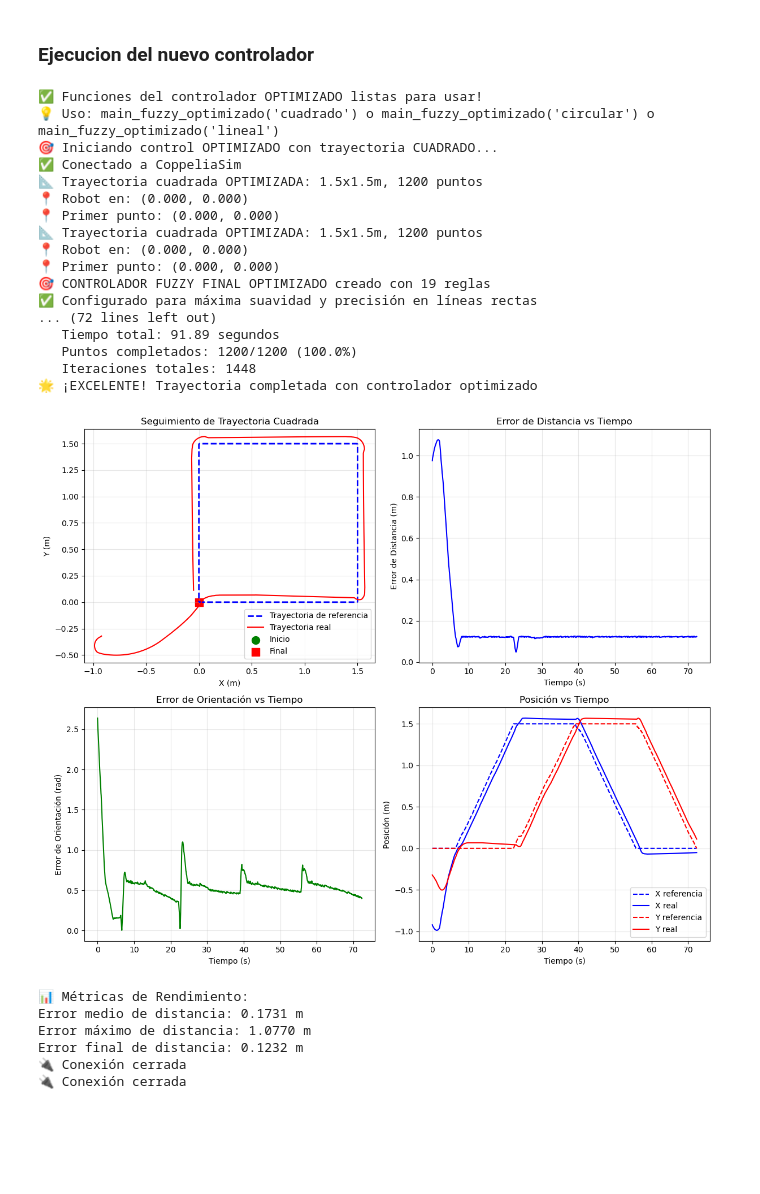
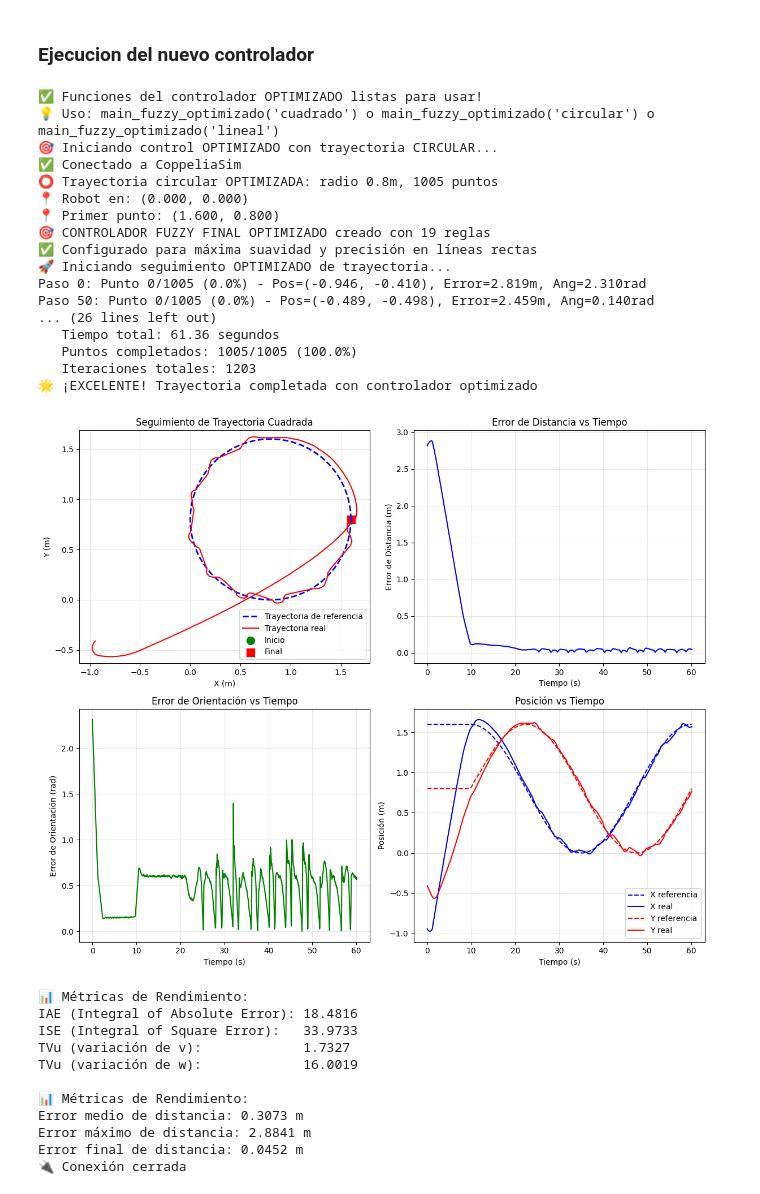
Before and after one commit to Luchardiles/Prueba-3, a Jupyter notebook: fuzzyCatedra-3-v2.ipynb, the cells around one changed output. Saved outputs shown, nothing was run; the diff lists cells and outputs as text; code cells hidden in the pictures; blank space fills up the shorter version.

```diff
--- a/fuzzyCatedra-3-v2.ipynb
+++ b/fuzzyCatedra-3-v2.ipynb
@@ -180,7 +183,7 @@ def normalize_angle(angle):
 # %% [markdown]
 ### Funcion para ver los graficos
 # %%
-def plot_results(trajectory_data, xref, yref):
+def plot_results(trajectory_data, xref, yref, dt=0.05):
     """Genera gráficos de análisis del seguimiento"""
 
     fig, ((ax1, ax2), (ax3, ax4)) = plt.subplots(2, 2, figsize=(12, 10))
@@ -224,6 +227,29 @@ def plot_results(trajectory_data, xref, yref):
 
     plt.tight_layout()
     plt.show()
+        # === MÉTRICAS DE RENDIMIENTO ===
+    error = np.array(trajectory_data['error_distance'])
+    u_v = np.array(trajectory_data.get('v_command', []))
+    u_w = np.array(trajectory_data.get('w_command', []))
+
+    IAE = np.sum(np.abs(error)) * dt
+    ISE = np.sum(error**2) * dt
+
+    if len(u_v) > 1:
+        TVu_v = np.sum(np.abs(np.diff(u_v)))
+    else:
+        TVu_v = 0.0
+
+    if len(u_w) > 1:
+        TVu_w = np.sum(np.abs(np.diff(u_w)))
+    else:
+        TVu_w = 0.0
+
+    print("\n📊 Métricas de Rendimiento:")
+    print(f"IAE (Integral of Absolute Error): {IAE:.4f}")
+    print(f"ISE (Integral of Square Error):   {ISE:.4f}")
+    print(f"TVu (variación de v):             {TVu_v:.4f}")
+    print(f"TVu (variación de w):             {TVu_w:.4f}")
 
     # Calcular métricas de rendimiento
     error_medio = np.mean(trajectory_data['error_distance'])
@@ -1177,7 +505,9 @@ def fuzzy_trajectory_following_optimized(client_id, robot, left_motor, right_mot
         'x_ref': [],
         'y_ref': [],
         'error_distance': [],
-        'error_orientation': []
+        'error_orientation': [],
+        'v_command' : [],
+        'w_command' : [],
     }
 
     dt = 0.05  # Tiempo de muestreo optimizado
@@ -1283,6 +613,9 @@ def fuzzy_trajectory_following_optimized(client_id, robot, left_motor, right_mot
         trajectory_data['y_ref'].append(y_target)
         trajectory_data['error_distance'].append(distance_error)
         trajectory_data['error_orientation'].append(abs(orientation_error))
+        trajectory_data['v_command'].append(velocity_command)
+        trajectory_data['w_command'].append(angular_velocity_command)
+
 
         # Información de depuración cada 50 iteraciones
         if iteration % 50 == 0:
@@ -1368,54 +701,60 @@ def main_fuzzy_optimizado(tipo='cuadrado', **params):
         # Ejecutar seguimiento OPTIMIZADO
         trajectory_data = fuzzy_trajectory_following_optimized(client_id, robot, left_motor, right_motor, xref, yref)
 
+
         # Análisis gráfico
         plot_results(trajectory_data, xref, yref)
 
         return trajectory_data
 
     except Exception as e:
         print(f"❌ Error: {e}")
         import traceback
         traceback.print_exc()
         return None
 
     finally:
         try:
             sim.simxStopSimulation(client_id, sim.simx_opmode_blocking)
             time.sleep(1)
             sim.simxFinish(client_id)
             print("🔌 Conexión cerrada")
         except:
             pass
 
 print("✅ Funciones del controlador OPTIMIZADO listas para usar!")
 print("💡 Uso: main_fuzzy_optimizado('cuadrado') o main_fuzzy_optimizado('circular') o main_fuzzy_optimizado('lineal')")
-main_fuzzy_optimizado('cuadrado')
+main_fuzzy_optimizado('circular')
 # %% [output]
 ✅ Funciones del controlador OPTIMIZADO listas para usar!
 💡 Uso: main_fuzzy_optimizado('cuadrado') o main_fuzzy_optimizado('circular') o main_fuzzy_optimizado('lineal')
-🎯 Iniciando control OPTIMIZADO con trayectoria CUADRADO...
+🎯 Iniciando control OPTIMIZADO con trayectoria CIRCULAR...
 ✅ Conectado a CoppeliaSim
-📐 Trayectoria cuadrada OPTIMIZADA: 1.5x1.5m, 1200 puntos
+⭕ Trayectoria circular OPTIMIZADA: radio 0.8m, 1005 puntos
 📍 Robot en: (0.000, 0.000)
-📍 Primer punto: (0.000, 0.000)
-📐 Trayectoria cuadrada OPTIMIZADA: 1.5x1.5m, 1200 puntos
-📍 Robot en: (0.000, 0.000)
-📍 Primer punto: (0.000, 0.000)
+📍 Primer punto: (1.600, 0.800)
 🎯 CONTROLADOR FUZZY FINAL OPTIMIZADO creado con 19 reglas
 ✅ Configurado para máxima suavidad y precisión en líneas rectas
-... (72 lines left out)
-   Tiempo total: 91.89 segundos
-   Puntos completados: 1200/1200 (100.0%)
-   Iteraciones totales: 1448
+🚀 Iniciando seguimiento OPTIMIZADO de trayectoria...
+Paso 0: Punto 0/1005 (0.0%) - Pos=(-0.946, -0.410), Error=2.819m, Ang=2.310rad
+Paso 50: Punto 0/1005 (0.0%) - Pos=(-0.489, -0.498), Error=2.459m, Ang=0.140rad
+... (26 lines left out)
+   Tiempo total: 61.36 segundos
+   Puntos completados: 1005/1005 (100.0%)
+   Iteraciones totales: 1203
 🌟 ¡EXCELENTE! Trayectoria completada con controlador optimizado
-[figure, old version]
+[figure, new version]
 📊 Métricas de Rendimiento:
-Error medio de distancia: 0.1731 m
-Error máximo de distancia: 1.0770 m
-Error final de distancia: 0.1232 m
+IAE (Integral of Absolute Error): 18.4816
+ISE (Integral of Square Error):   33.9733
+TVu (variación de v):             1.7327
+TVu (variación de w):             16.0019
+
+📊 Métricas de Rendimiento:
+Error medio de distancia: 0.3073 m
+Error máximo de distancia: 2.8841 m
+Error final de distancia: 0.0452 m
 🔌 Conexión cerrada
-🔌 Conexión cerrada
 {'time': [0.0,
   0.05,
   0.1,
```
Also changed, not shown: parts of 9 cells of this notebook.
